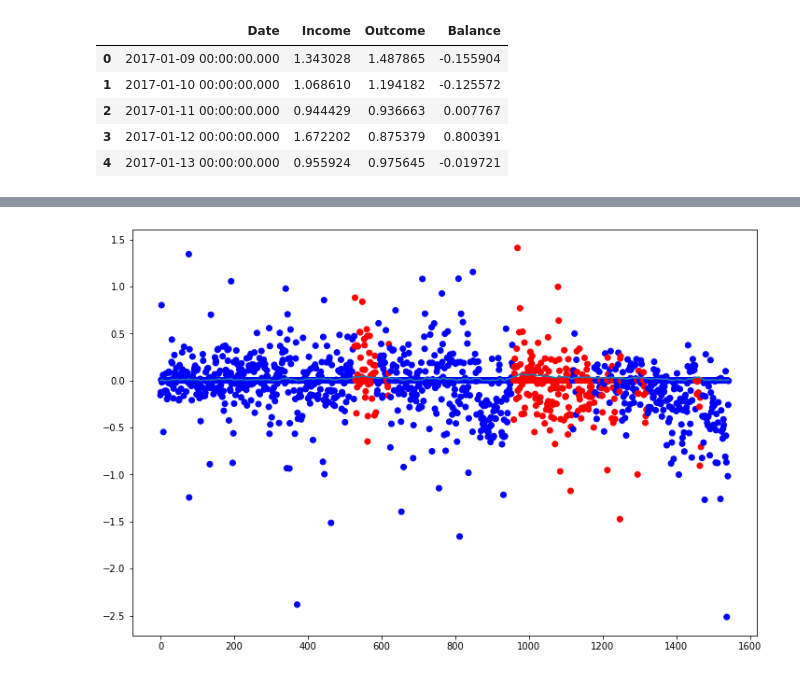
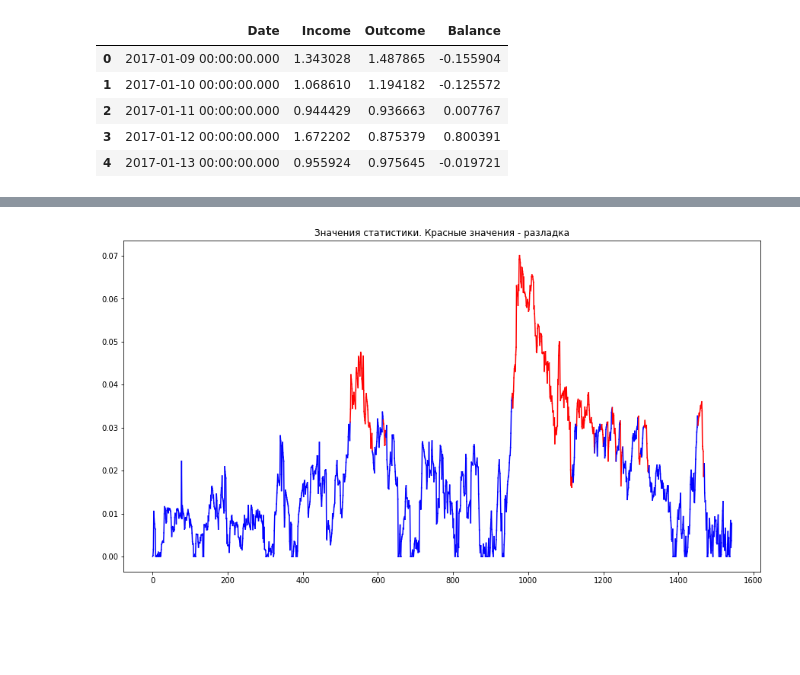
Before and after one commit to AndBoyS/hse-time-series-liquidity, a Jupyter notebook: notebooks/breakpoint_finding.ipynb, the cells around one changed output, grey strips where cells are left out. Cells and saved outputs as stored; diff of their text form; code cells hidden in the pictures; blank space fills up the shorter version.

```diff
--- a/notebooks/breakpoint_finding.ipynb
+++ b/notebooks/breakpoint_finding.ipynb
@@ -30,8 +30,8 @@ mean_diff = 0.01
 
 stat_trajectory = []
 
-cusum = cumsum_finder.MeanExp(alpha, beta, mean_diff,
-                              trsh=0.03,slice_length=10,breaks_max=3)
+cusum = cusum_finder.CusumFinder(alpha, beta, mean_diff,
+                              trsh=0.03, slice_length=10, breaks_max=3)
 for k, x_k in enumerate(df['Balance'].values):
     cusum.update(x_k)
     cusum.count_metric()
@@ -49,7 +39,15 @@ plt.show()
-# %%
-plt.figure(figsize=(12,8))
-plt.scatter(x=[i for i in range(len(df['Balance'].values))],y=df['Balance'].values, c=cusum.breakpoints, cmap=matplotlib.colors.ListedColormap(cusum.colors))
-plt.plot(stat_trajectory, )
-plt.show()
-# %% [output]
-[figure, removed]
+# %%
+# визуализируем статистику с порогами
+fig, ax = plt.subplots(figsize=(15,8))
+
+for i in range(1, len(stat_trajectory)):
+
+    x = [i-1, i]
+    y = [stat_trajectory[i-1], stat_trajectory[i]]
+
+    ax.plot(x, y, color=cusum.breakpoints[i])
+
+plt.title('Значения статистики. Красные значения - разладка')
+plt.show()
+# %% [output]
+[figure, added]
```
Also changed, not shown: parts of 4 cells of this notebook, 1 other file.
